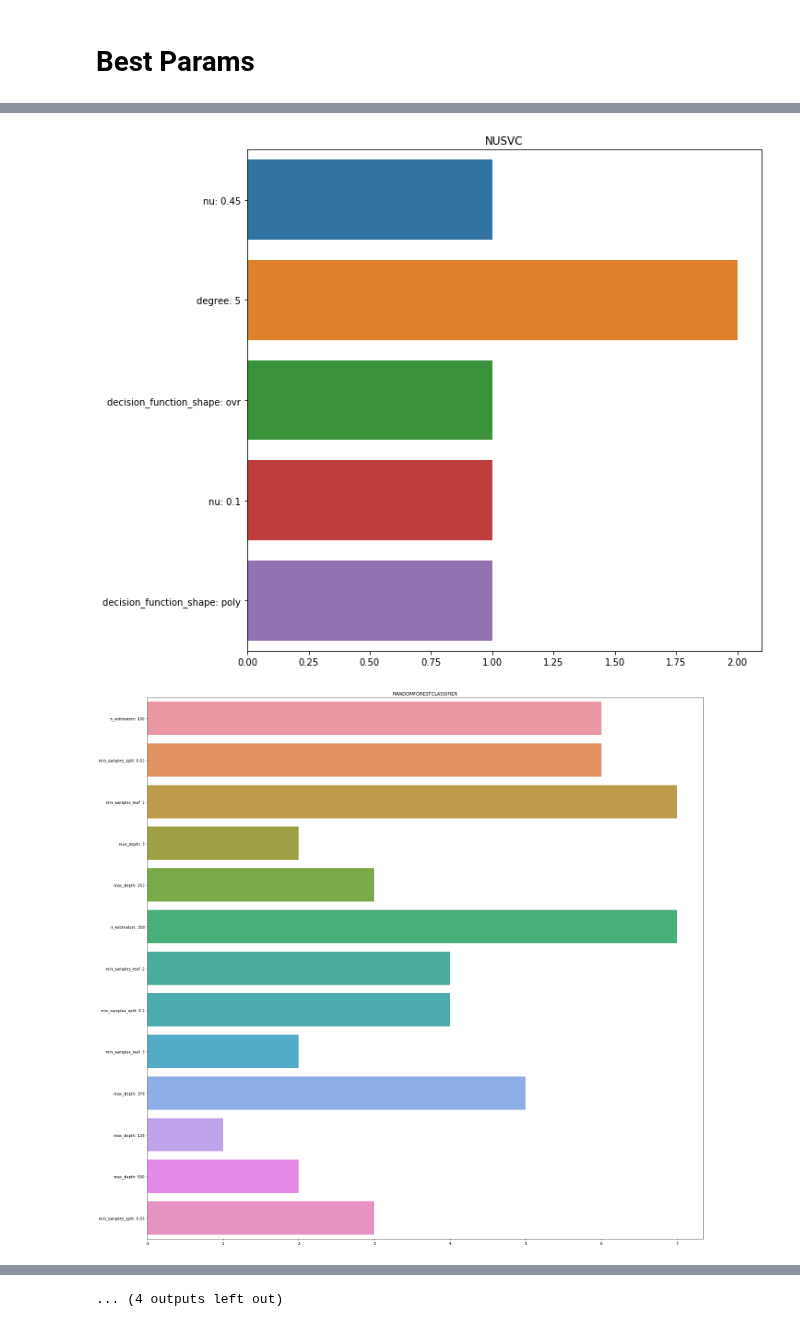
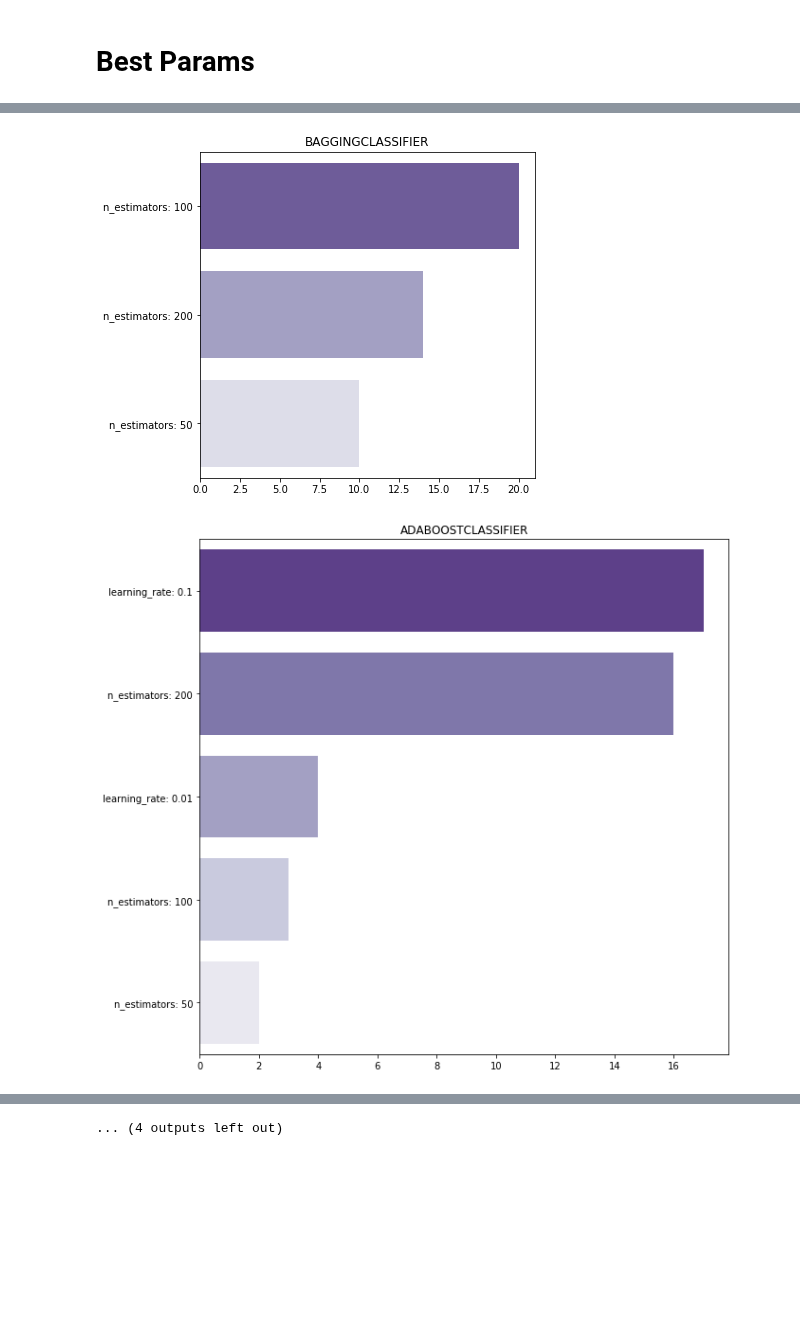
Before and after one commit to datapointchris/reddit-nlp, a Jupyter notebook: DS_analyze_model_comparison_reports.ipynb, the cells around one changed output, grey strips where cells are left out. Drawn from its saved outputs; the diff is of its cells as text; code cells hidden in the pictures; blank space fills up the shorter version.

Commit message:
FEAT plot_best_params: add cmap, sort values

```diff
--- a/DS_analyze_model_comparison_reports.ipynb
+++ b/DS_analyze_model_comparison_reports.ipynb
@@ -160,12 +133,11 @@ df.groupby(by='estimator')[columns_of_interest].mean().sort_values(by='best_test
 # %% [markdown]
 # Best Params
 # %%
-params_list = []
-params_dict_list = []
 params_tuple_list = []
 for param_grid in df.best_params:
     for key, value in eval(param_grid).items():
         estimator, parameter = key.split('__')
-        params_dict_list.append((estimator, f'{parameter}: {str(value)}'))
-        params_list.append([estimator, parameter, value])
         params_tuple_list.append((estimator, parameter, value))
+
+counted = dict(Counter(params_tuple_list))
+counted
@@ -198,23 +162,23 @@ string_values
 # %%
-def best_params_plot(estimator, parameter=None):
+def best_params_plot(estimator, parameter=None, cmap='Blues_r'):
 
     if parameter is None:
-        string_keys = [(f'{key[1]}: {key[2]}') for key in counted.keys() if key[0] == estimator]
-        string_values = [value for key, value in counted.items() if key[0] == estimator]
+        string_keys = [(f'{key[1]}: {key[2]}') for key, _ in sorted(counted.items(), key=lambda item: item[1], reverse=True) if key[0] == estimator]
+        string_values = [value for key, value in sorted(counted.items(), key=lambda item: item[1], reverse=True) if key[0] == estimator]
 
         plt.figure(figsize=(2 * len(string_keys), 2 * len(string_keys)))
         plt.title(f'{estimator.upper()}')
 
-        sns.barplot(y=string_keys, x=string_values, orient='h');
+        sns.barplot(y=string_keys, x=string_values, orient='h', palette=cmap);
 
     else:
-        string_keys = [(f'Value: {key[2]}') for key in counted.keys() if key[0] == estimator and key[1] == parameter]
-        string_values = [value for key, value in counted.items() if key[0] == estimator and key[1] == parameter]
+        string_keys = [(f'{key[1]}: {key[2]}') for key, _ in sorted(counted.items(), key=lambda item: item[1], reverse=True) if key[0] == estimator and key[1] == parameter]
+        string_values = [value for key, value in sorted(counted.items(), key=lambda item: item[1], reverse=True) if key[0] == estimator and key[1] == parameter]
 
-        plt.figure(figsize=(2 * len(string_keys), 2 * len(string_keys)))
+        plt.figure(figsize=(2 * len(key_val_list), 2 * len(key_val_list)))
         plt.title(f'{estimator.upper()} {parameter.upper()}')
 
-        sns.barplot(y=string_keys, x=string_values, orient='h');
+        sns.barplot(y=string_keys, x=string_values, orient='h', palette=cmap);
 # %%
 best_params_plot('tfidfvectorizer', 'min_df')
 # %% [output]
@@ -226,7 +194,7 @@ best_params_plot('logisticregression')
 # %%
-estimators = {estimator[0] for estimator in counted.keys()}
+estimators = set(estimator[0] for estimator in counted.keys())
 for estimator in estimators:
-    best_params_plot(estimator)
+    best_params_plot(estimator, cmap='Purples_r')
 # %% [output]
-[figure, old version]
+[figure, new version]
-[figure, old version]
+[figure, new version]
```
Also changed, not shown: parts of 15 cells of this notebook.
